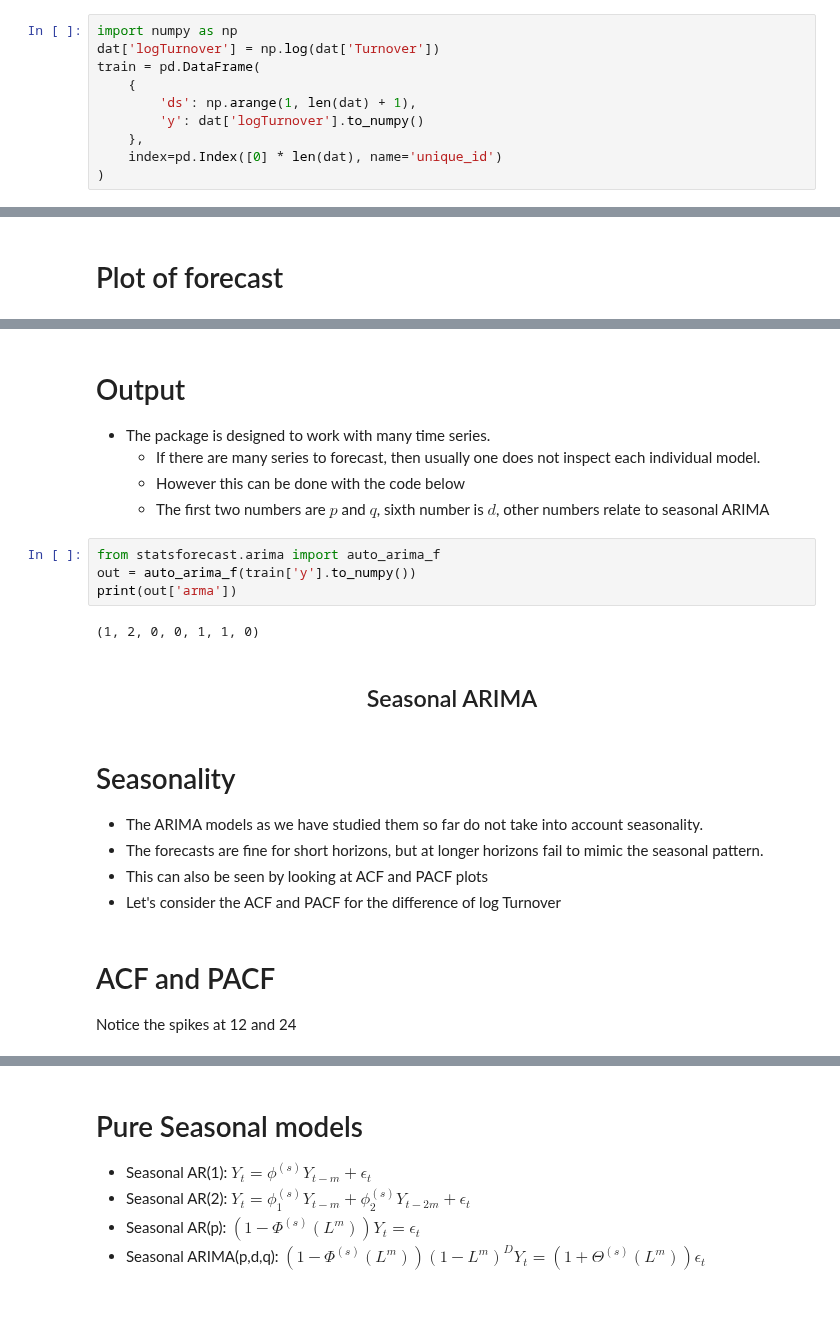
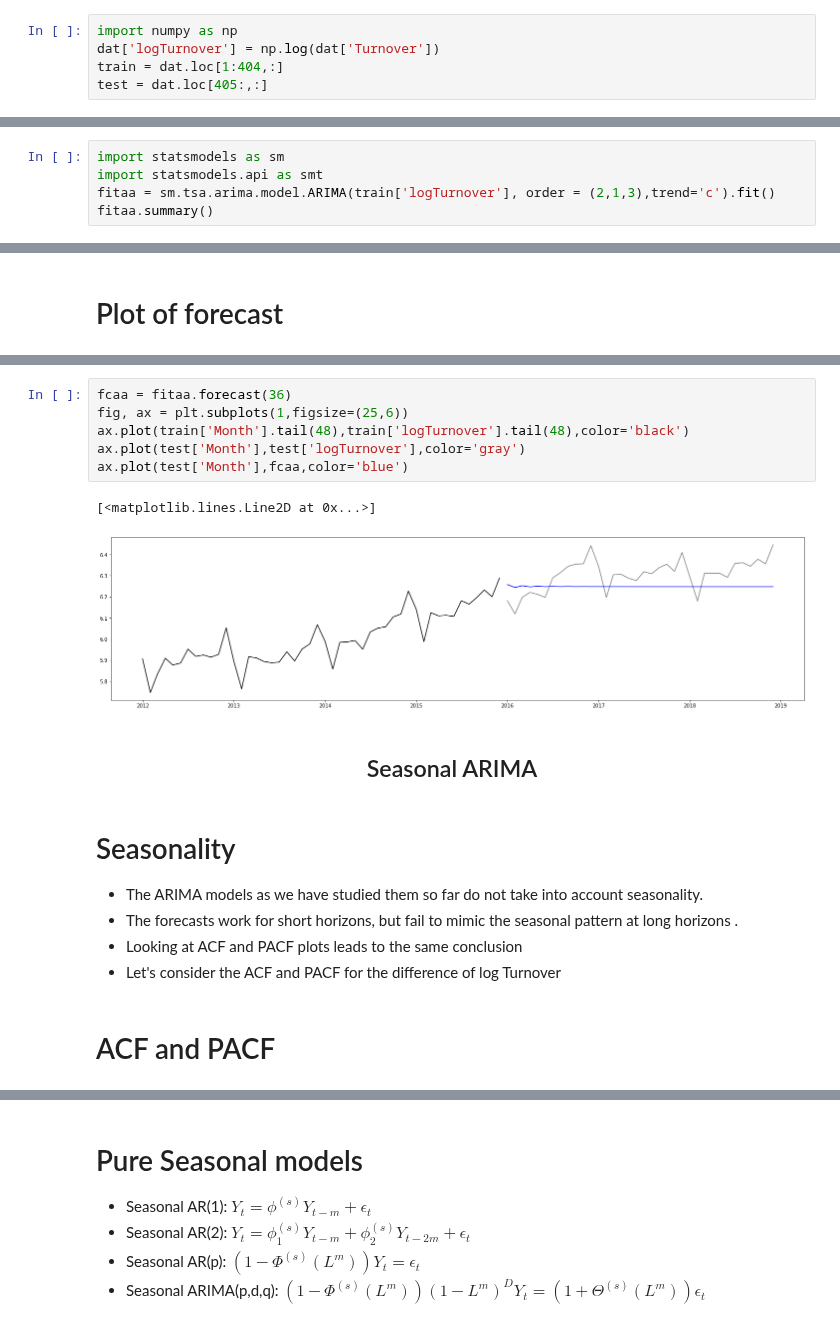
Before and after one commit to anastasiospanagiotelis/QBUS3850, a Jupyter notebook: Lectures/04ARIMAII/04ARIMAII.ipynb, the cells around one changed output, grey strips where cells are left out. Drawn from its saved outputs; the diff is of its cells as text.

```diff
--- a/Lectures/04ARIMAII/04ARIMAII.ipynb
+++ b/Lectures/04ARIMAII/04ARIMAII.ipynb
@@ -154,10 +157,5 @@ ax.plot(dat.Month, dat.Turnover)
 # %%
 import numpy as np
 dat['logTurnover'] = np.log(dat['Turnover'])
-train = pd.DataFrame(
-    {
-        'ds': np.arange(1, len(dat) + 1),
-        'y': dat['logTurnover'].to_numpy()
-    },
-    index=pd.Index([0] * len(dat), name='unique_id')
-)
+train = dat.loc[1:404,:]
+test = dat.loc[405:,:]
@@ -188,0 +180,5 @@ unique_id
+# %%
+import statsmodels as sm
+import statsmodels.api as smt
+fitaa = sm.tsa.arima.model.ARIMA(train['logTurnover'], order = (2,1,3),trend='c').fit()
+fitaa.summary()
@@ -197,29 +211,23 @@ pd.concat([train[400:], forecasts]).set_index('ds').plot(ax=ax, linewidth=2)
-# %% [markdown]
-# Output
-
-- The package is designed to work with many time series.
-  - If there are many series to forecast, then usually one does not inspect each individual model.
-  - However this can be done with the code below
-  - The first two numbers are $p$ and $q$, sixth number is $d$, other numbers relate to seasonal ARIMA
-# %%
-from statsforecast.arima import auto_arima_f
-out = auto_arima_f(train['y'].to_numpy())
-print(out['arma'])
-# %% [output]
-(1, 2, 0, 0, 1, 1, 0)
+# %%
+fcaa = fitaa.forecast(36)
+fig, ax = plt.subplots(1,figsize=(25,6))
+ax.plot(train['Month'].tail(48),train['logTurnover'].tail(48),color='black')
+ax.plot(test['Month'],test['logTurnover'],color='gray')
+ax.plot(test['Month'],fcaa,color='blue')
+# %% [output]
+[<matplotlib.lines.Line2D at 0x...>]
+[figure, added]
 # %% [markdown]
 <h2 style = "fontsize:300%;text-align:center;">Seasonal ARIMA</h2>
 # %% [markdown]
 # Seasonality
 
 - The ARIMA models as we have studied them so far do not take into account seasonality.
-- The forecasts are fine for short horizons, but at longer horizons fail to mimic the seasonal pattern.
-- This can also be seen by looking at ACF and PACF plots
+- The forecasts work for short horizons, but fail to mimic the seasonal pattern at long horizons .
+- Looking at ACF and PACF plots leads to the same conclusion
 - Let's consider the ACF and PACF for the difference of log Turnover
 # %% [markdown]
 # ACF and PACF
-
-Notice the spikes at 12 and 24
 # %%
 from statsmodels.graphics.tsaplots import plot_acf, plot_pacf
 fig, ax = plt.subplots(1,2,figsize=(15,6))
```
Also changed, not shown: parts of 44 cells of this notebook.
